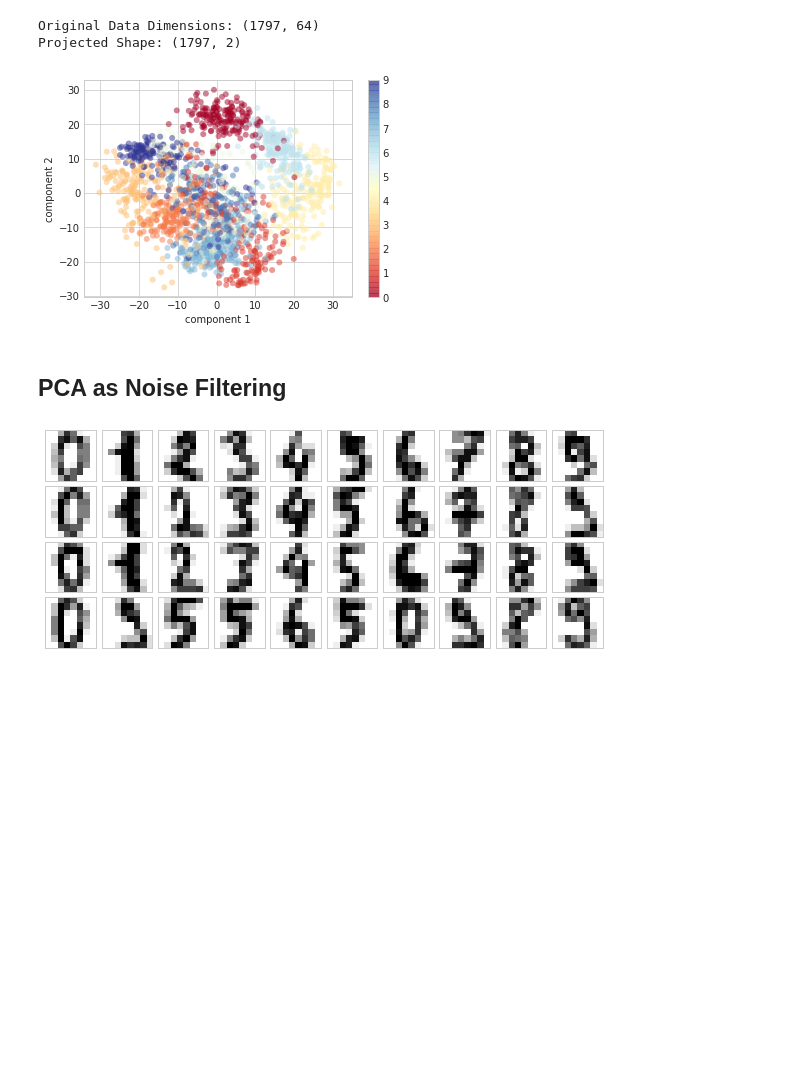
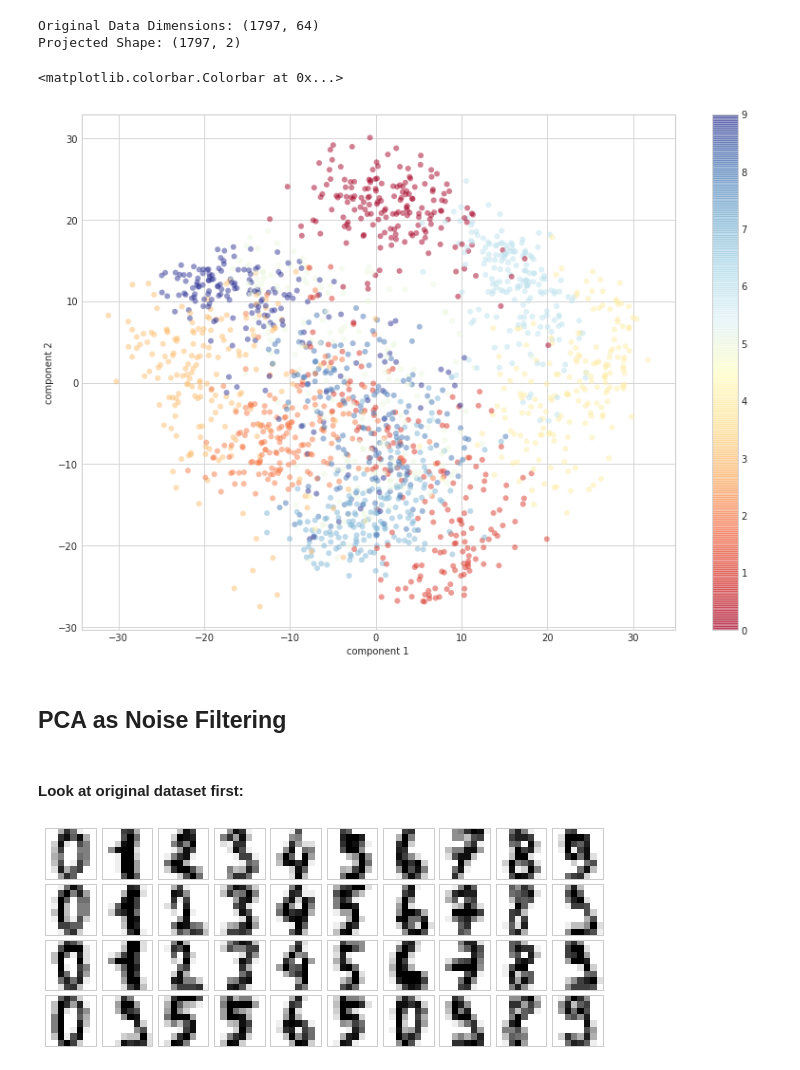
Before and after one commit to wrk1231/DataAnalysis-ML, a Jupyter notebook: project3.ipynb, the cells around one changed output. Saved outputs shown, nothing was run; the diff lists cells and outputs as text; code cells hidden in the pictures; blank space fills up the shorter version.

```diff
--- a/project3.ipynb
+++ b/project3.ipynb
@@ -31,15 +36,21 @@ print('Projected Shape:', projected.shape)
 Original Data Dimensions: (1797, 64)
 Projected Shape: (1797, 2)
 # %%
-plt.scatter(projected[:, 0], projected[:, 1],
+fig = plt.figure(figsize=(14,10))
+ax = plt.axes()
+
+s = ax.scatter(projected[:, 0], projected[:, 1],
             c=digits.target, edgecolor='none', alpha=0.5, cmap=plt.cm.get_cmap('RdYlBu'))
-plt.xlabel('component 1')
-plt.ylabel('component 2')
-plt.colorbar();
+ax.set_xlabel('component 1')
+ax.set_ylabel('component 2')
+fig.colorbar(s, ax=ax)
 # %% [output]
+<matplotlib.colorbar.Colorbar at 0x...>
-[figure, old version]
+[figure, new version]
 # %% [markdown]
 ## PCA as Noise Filtering
+# %% [markdown]
+#### Look at original dataset first:
 # %%
 def plot_digits(data):
     fig, axes = plt.subplots(4, 10, figsize=(10, 4),
```
Also changed, not shown: parts of 18 cells of this notebook.
